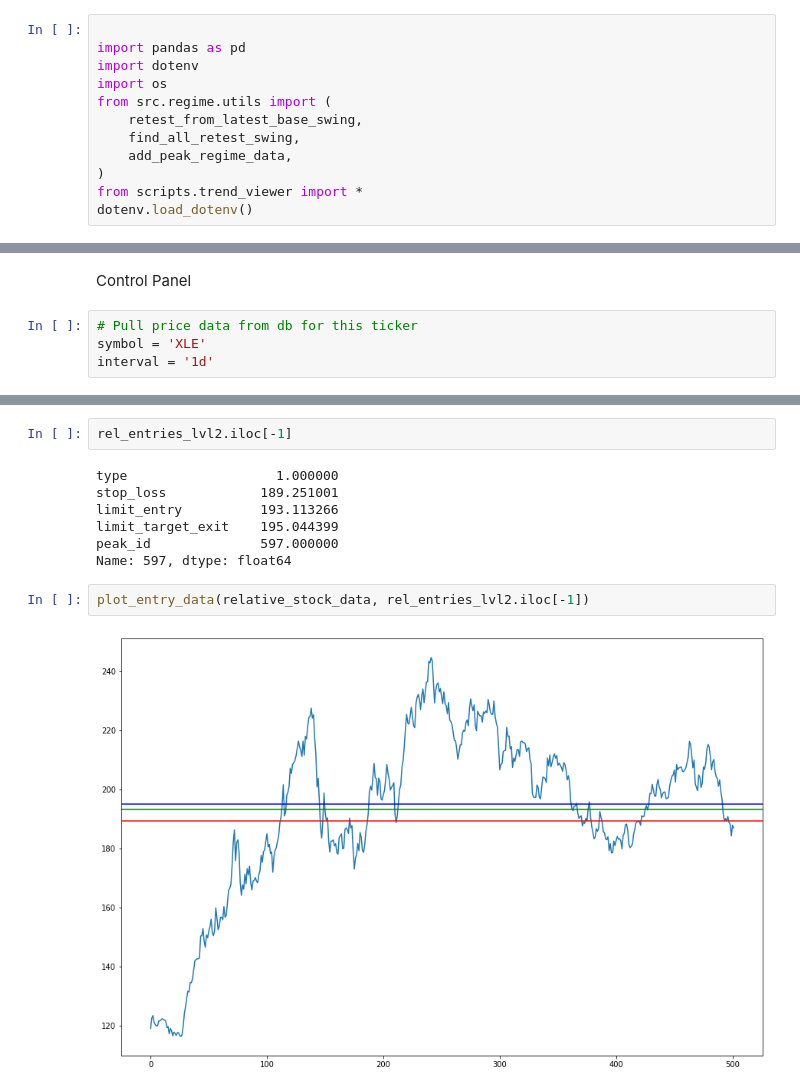
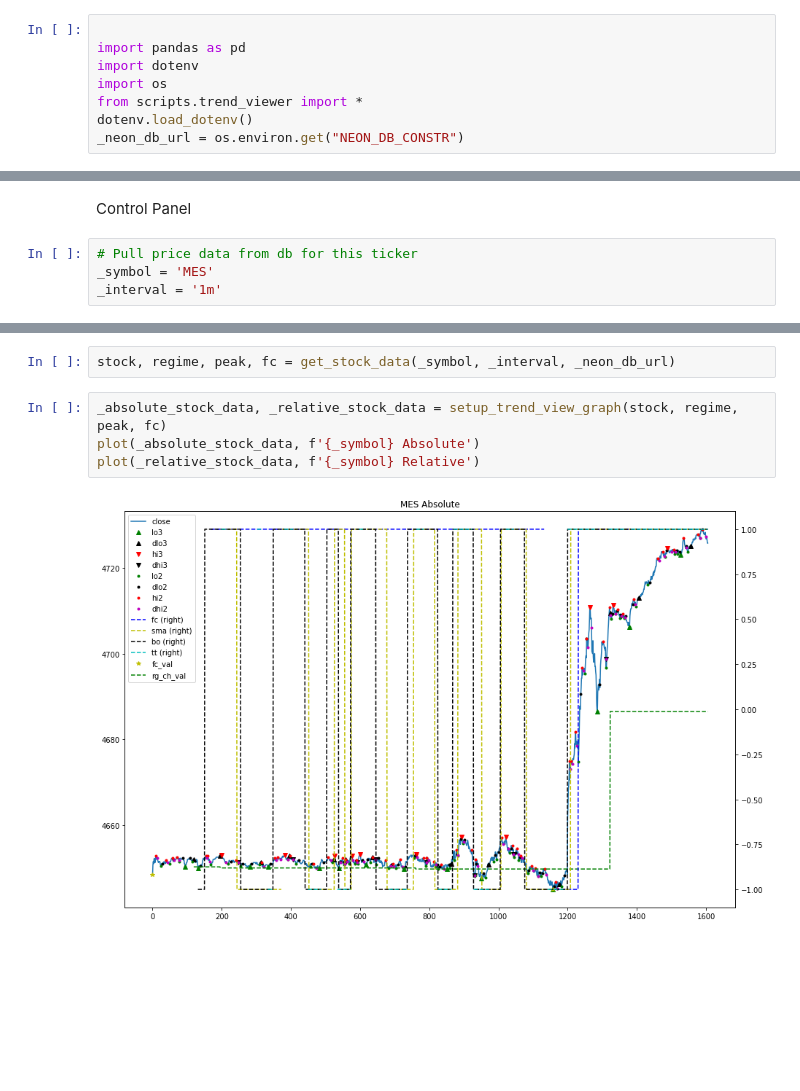
Before and after one commit to bjahnke/backtest_notebook, a Jupyter notebook: notes/trend_viewer.ipynb, the cells around one changed output, grey strips where cells are left out. Cells and saved outputs as stored; diff of their text form; blank space fills up the shorter version.

```diff
--- a/notes/trend_viewer.ipynb
+++ b/notes/trend_viewer.ipynb
@@ -3,10 +3,6 @@
 import pandas as pd
 import dotenv
 import os
-from src.regime.utils import (
-    retest_from_latest_base_swing,
-    find_all_retest_swing,
-    add_peak_regime_data,
-)
 from scripts.trend_viewer import *
 dotenv.load_dotenv()
+_neon_db_url = os.environ.get("NEON_DB_CONSTR")
@@ -16,5 +10,5 @@ True
 Control Panel
 # %%
 # Pull price data from db for this ticker
-symbol = 'XLE'
-interval = '1d'
+_symbol = 'MES'
+_interval = '1m'
@@ -134,13 +15,8 @@ plot_entry_data(absolute_stock_data, abs_entries_lvl2.iloc[-1])
-# %%
-rel_entries_lvl2.iloc[-1]
-# %% [output]
-type                   1.000000
-stop_loss            189.251001
-limit_entry          193.113266
-limit_target_exit    195.044399
-peak_id              597.000000
-Name: 597, dtype: float64
-# %%
-plot_entry_data(relative_stock_data, rel_entries_lvl2.iloc[-1])
-# %% [output]
-[figure, removed]
+# %%
+stock, regime, peak, fc = get_stock_data(_symbol, _interval, _neon_db_url)
+# %%
+_absolute_stock_data, _relative_stock_data = setup_trend_view_graph(stock, regime, peak, fc)
+plot(_absolute_stock_data, f'{_symbol} Absolute')
+plot(_relative_stock_data, f'{_symbol} Relative')
+# %% [output]
+[figure, added]
```
Also changed, not shown: parts of 10 cells of this notebook, 10 other files.
